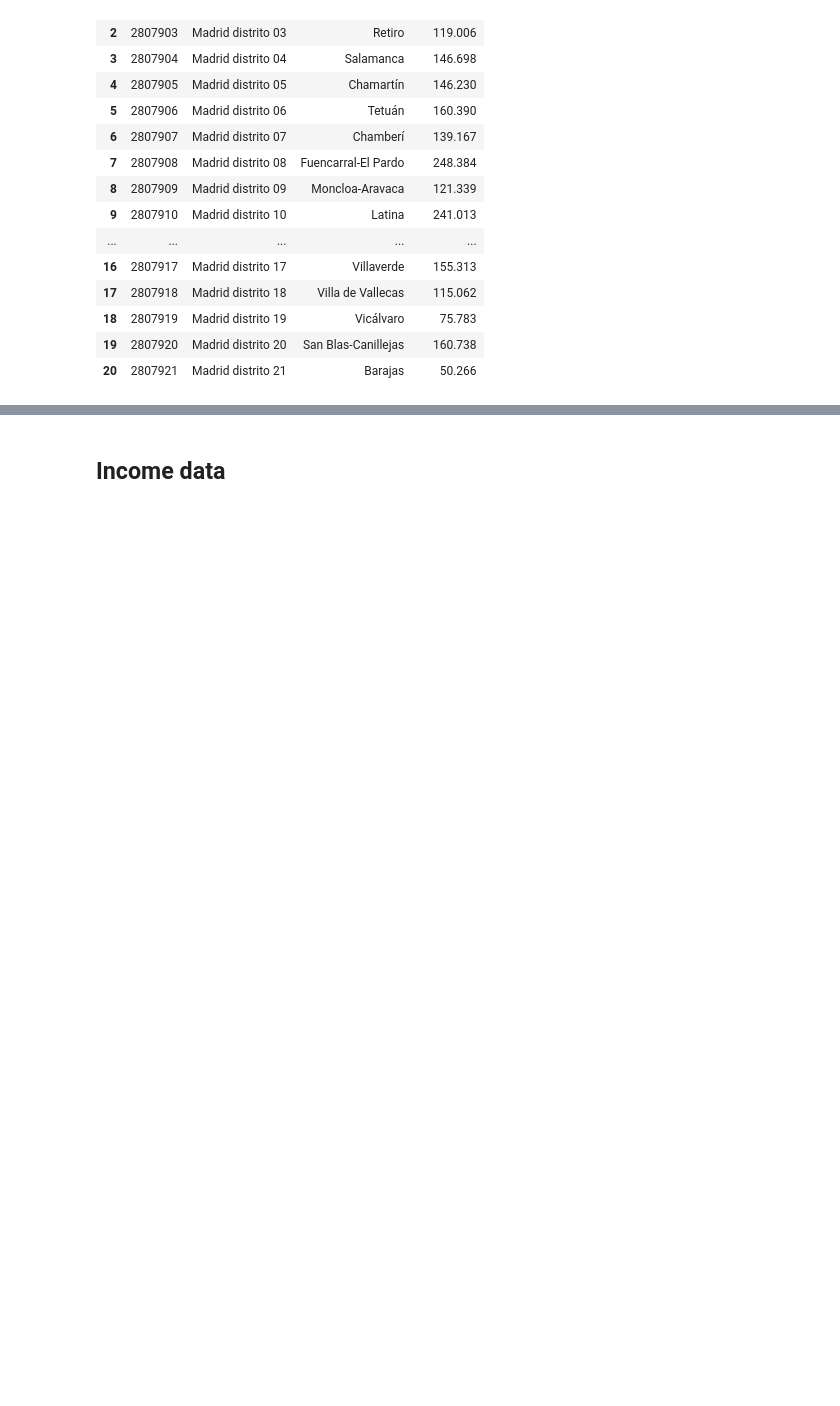
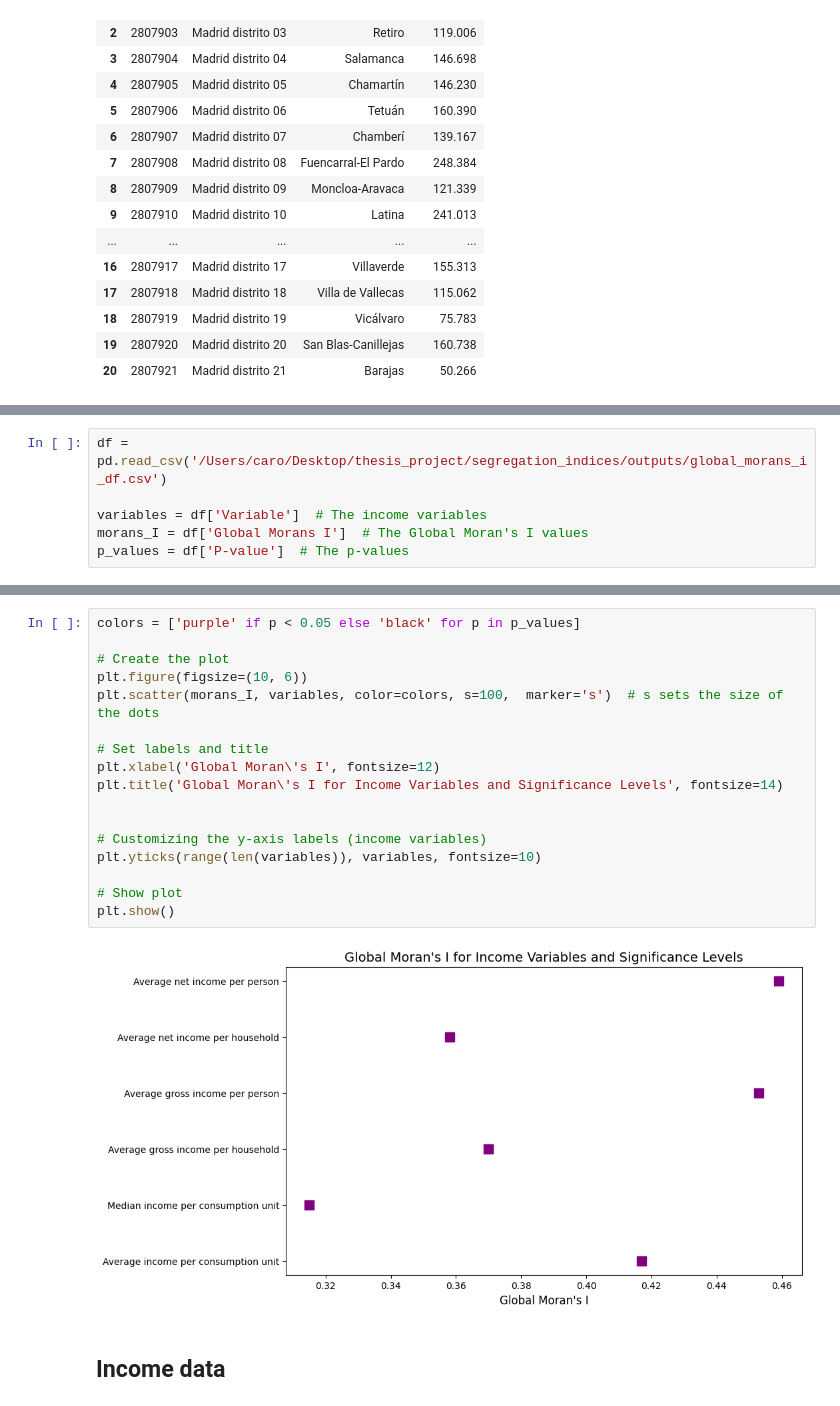
Before and after one commit to carobs9/thesis_project, a Jupyter notebook: data_overview/descriptives.ipynb, the cells around one changed output, grey strips where cells are left out. Cells and saved outputs as stored; diff of their text form; blank space fills up the shorter version.

```diff
--- a/data_overview/descriptives.ipynb
+++ b/data_overview/descriptives.ipynb
@@ -50,0 +117,6 @@ distritos_and_pop.to_csv('processed/districts_and_population.csv', index=True)
+# %%
+df = pd.read_csv('/Users/caro/Desktop/thesis_project/segregation_indices/outputs/global_morans_i_df.csv')
+
+variables = df['Variable']  # The income variables
+morans_I = df['Global Morans I']  # The Global Moran's I values
+p_values = df['P-value']  # The p-values
@@ -51,2 +143,21 @@ distritos_and_pop.to_csv('processed/districts_and_population.csv', index=True)
+# %%
+colors = ['purple' if p < 0.05 else 'black' for p in p_values]
+
+# Create the plot
+plt.figure(figsize=(10, 6))
+plt.scatter(morans_I, variables, color=colors, s=100,  marker='s')  # s sets the size of the dots
+
+# Set labels and title
+plt.xlabel('Global Moran\'s I', fontsize=12)
+plt.title('Global Moran\'s I for Income Variables and Significance Levels', fontsize=14)
+
+
+# Customizing the y-axis labels (income variables)
+plt.yticks(range(len(variables)), variables, fontsize=10)
+
+# Show plot
+plt.show()
+# %% [output]
+[figure, added]
 # %% [markdown]
 ## Income data
```
Also changed, not shown: parts of 26 cells of this notebook, 59 other files.
